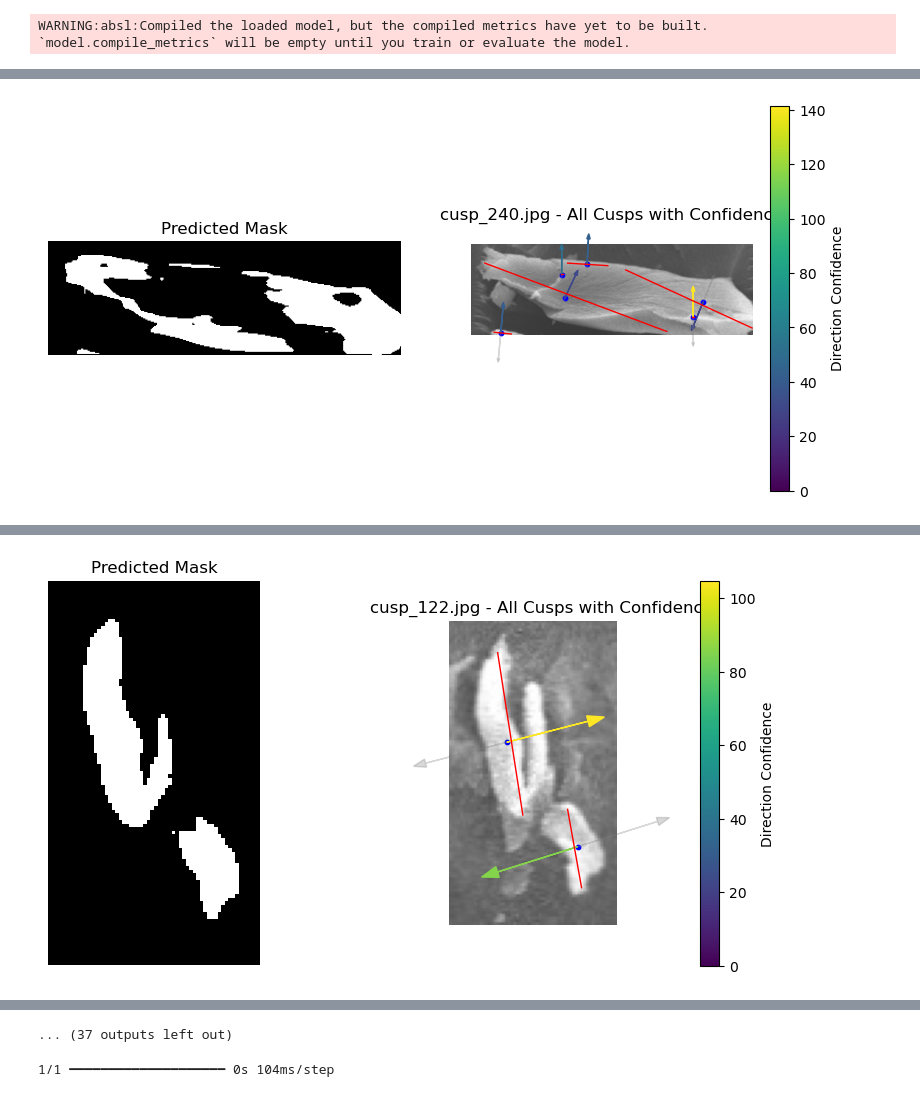
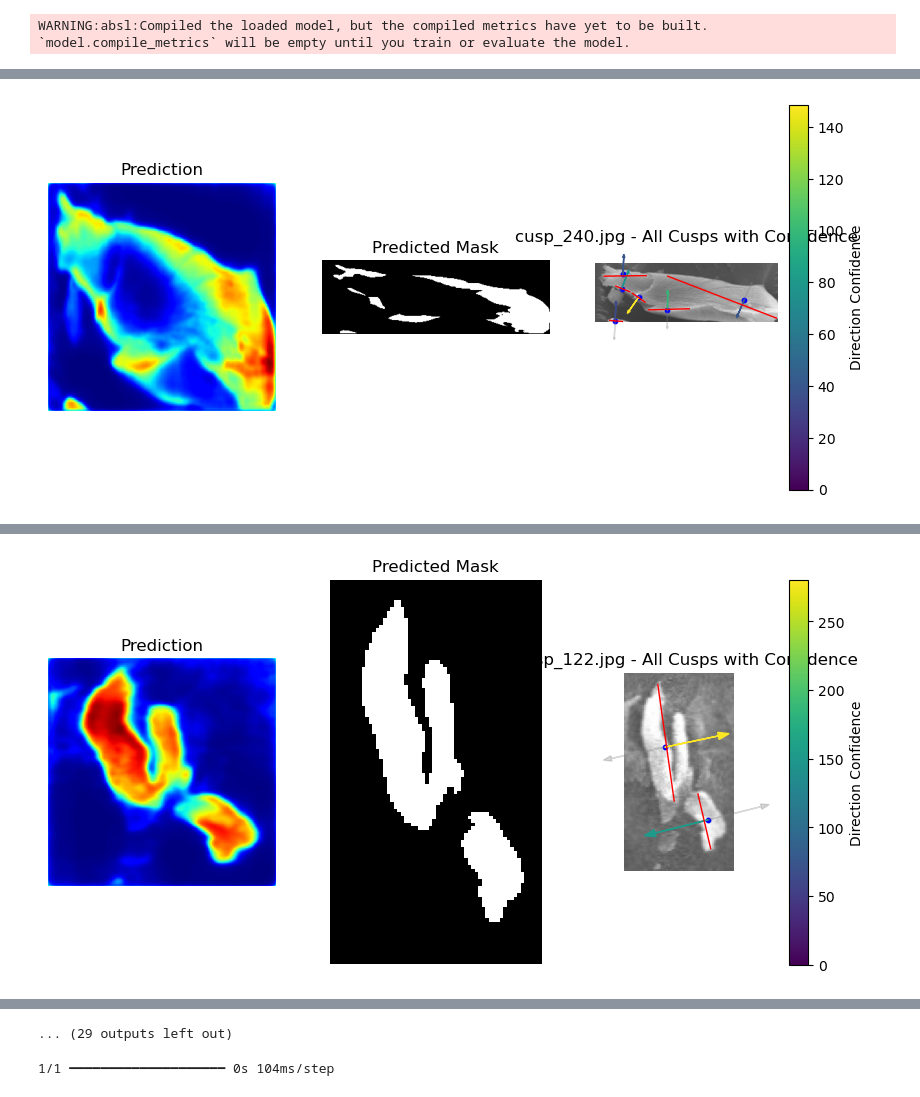
Before and after one commit to rrfalcao/FYP, a Jupyter notebook: Direction/Pred_PCA.ipynb, the cells around one changed output, grey strips where cells are left out. Cells and saved outputs as stored; diff of their text form; code cells hidden in the pictures.

```diff
--- a/Direction/Pred_PCA.ipynb
+++ b/Direction/Pred_PCA.ipynb
@@ -21,7 +21,7 @@ from metrics import log_dice_loss, dice_coef, iou
 image_dir = "/Users/rfalcao/Documents/FYP/ManualSegmentationAnns/cusp_images"
 mask_dir = "/Users/rfalcao/Documents/FYP/ManualSegmentationAnns/masks"
 # Path to previously trained model
-pretrained_model_path = "/Users/rfalcao/FYP/BC50Tuned2.h5"  # Change to actual path
+pretrained_model_path = "/Users/rfalcao/FYP/CLAHE_big_ref.h5"  # Change to actual path
 
 # Load the model with custom metrics
 model = load_model(pretrained_model_path, custom_objects={'dice_coef': dice_coef, 'iou': iou})
@@ -90,6 +90,36 @@ def predict_mask(image_path):
     pred_mask = (pred_resized > 0.5).astype(np.uint8)  # Binary mask
 
     return pred_mask, img  # Return original (grayscale) image for reference
+def predict_mask_CLAHE(image_path):
+    """
+    Loads an image, adds CLAHE as a second channel, predicts the mask,
+    then resizes the mask back to the original image size.
+    """
+    # Load original grayscale image
+    img = cv2.imread(image_path, cv2.IMREAD_GRAYSCALE)
+    original_shape = img.shape[:2]
+
+    # Resize to model input size
+    img_resized = cv2.resize(img, (IMG_SIZE, IMG_SIZE)).astype(np.float32) / 255.0
+
+    # Compute CLAHE
+    clahe = cv2.createCLAHE(clipLimit=2.0, tileGridSize=(8, 8))
+    clahe_img = clahe.apply((img_resized * 255).astype(np.uint8)).astype(np.float32) / 255.0
+
+    # Stack grayscale + CLAHE → shape (224, 224, 2)
+    combined_input = np.stack([img_resized, clahe_img], axis=-1)
+
+    # Add batch dimension → shape (1, 224, 224, 2)
+    img_input = np.expand_dims(combined_input, axis=0)
+
+    # Predict
+    pred = model.predict(img_input)[0, ..., 0]
+
+    # Resize prediction back to original image size
+    pred_resized = cv2.resize(pred, (original_shape[1], original_shape[0]))
+    pred_mask = (pred_resized > 0.4).astype(np.uint8)
+
+    return pred,pred_mask, img  # return original grayscale image
 
 
 # Cell 4: Process prediction with PCA
@@ -146,7 +176,7 @@ import matplotlib.cm as cm
 
 for fname in os.listdir(image_dir):
     image_path = os.path.join(image_dir, fname)
-    pred_mask, original_img = predict_mask(image_path)
+    pred,pred_mask, original_img = predict_mask_CLAHE(image_path)
     results = process_prediction(image_path, pred_mask)
 
     if not results:
@@ -160,13 +190,18 @@ for fname in os.listdir(image_dir):
     plt.figure(figsize=(10, 5))
 
     # Subplot 1: Predicted Mask
-    plt.subplot(1, 2, 1)
+    plt.subplot(1, 3, 1)
+    plt.imshow(pred, cmap='jet')
+    plt.title("Prediction")
+    plt.axis('off')
+
+    plt.subplot(1, 3, 2)
     plt.imshow(pred_mask, cmap='gray')
     plt.title("Predicted Mask")
     plt.axis('off')
 
     # Subplot 2: Original image with all vectors
-    ax2 = plt.subplot(1, 2, 2)
+    ax2 = plt.subplot(1, 3, 3)
     ax2.imshow(results[0]["image"])
     scale_length = 30
 
@@ -207 +242 @@ for fname in os.listdir(image_dir):
-[figure, old version]
+[figure, new version]
@@ -209 +244 @@ for fname in os.listdir(image_dir):
-[figure, old version]
+[figure, new version]
@@ -216,4 +251,4 @@ for fname in os.listdir(image_dir):
-... (37 outputs left out)
+... (29 outputs left out)
 # %%
 def refine_masks(pred, thresholds=[0.3, 0.4, 0.5, 0.6]):
     refined_masks = {}
```
Also changed, not shown: parts of 1 cell of this notebook, 5 other files.
